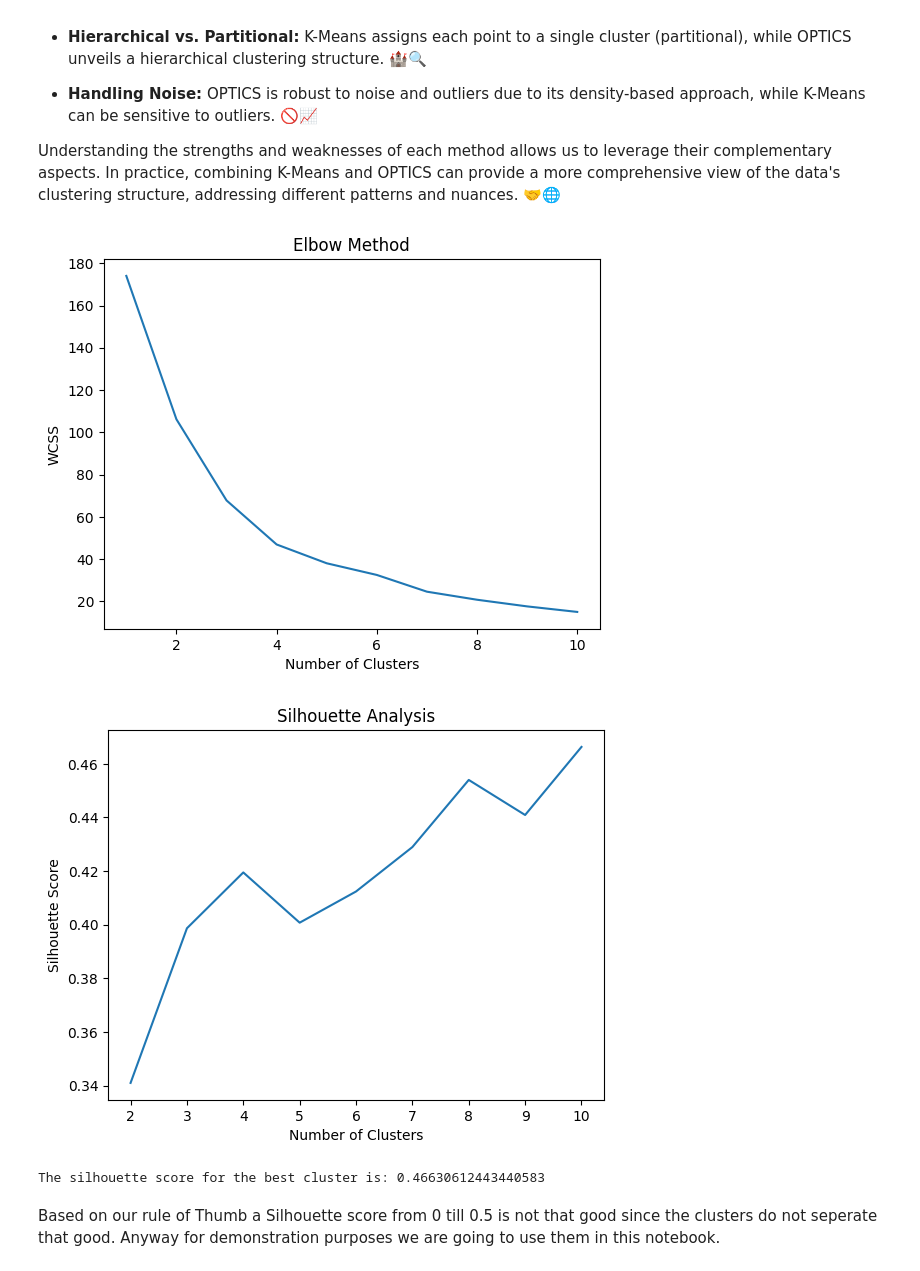
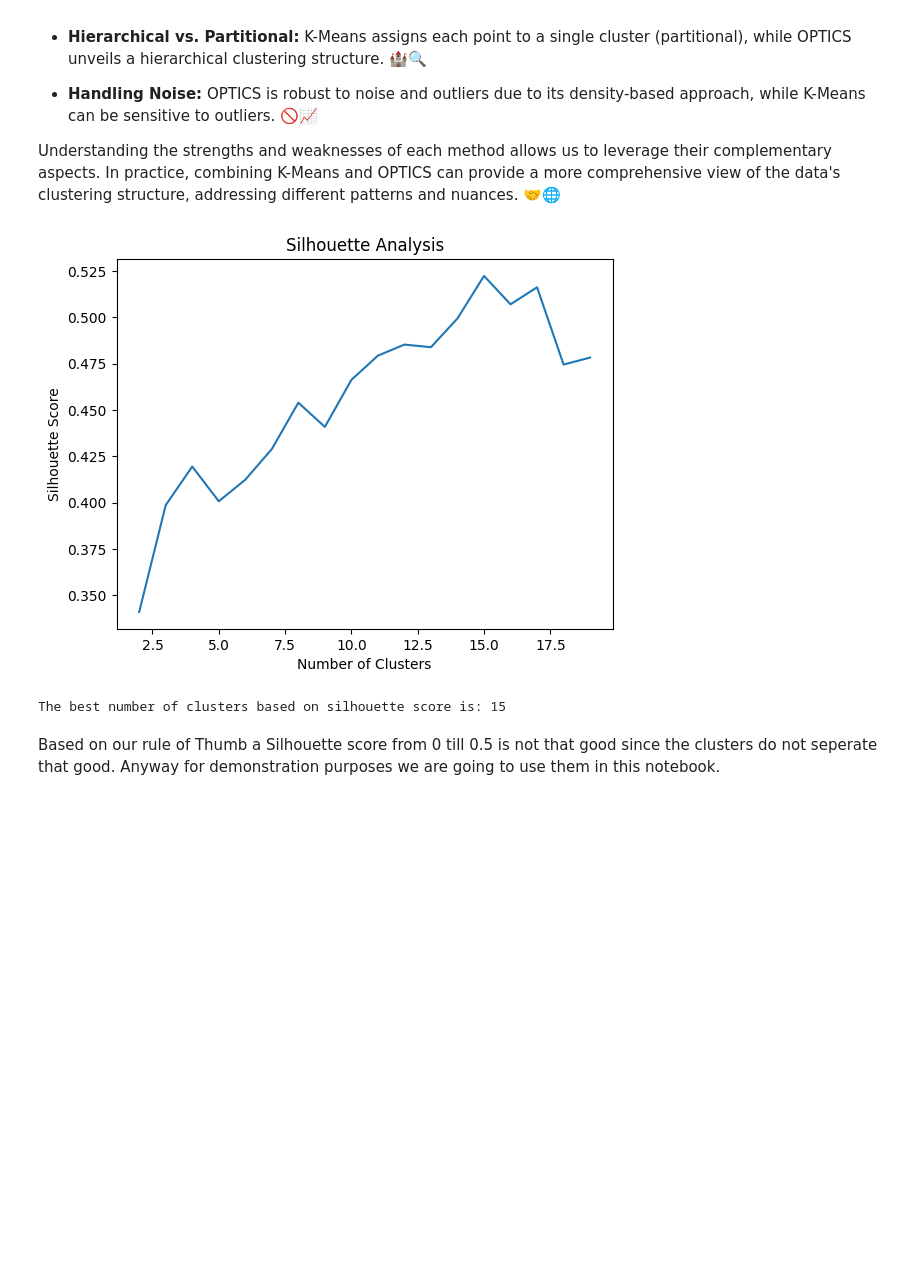
Before and after one commit to MartinDieCooleSocke420/sem1_math_and_stats, a Jupyter notebook: exam/experiments.ipynb, the cells around one changed output. Drawn from its saved outputs; the diff is of its cells as text; code cells hidden in the pictures; blank space fills up the shorter version.

```diff
--- a/exam/experiments.ipynb
+++ b/exam/experiments.ipynb
@@ -329,53 +330,41 @@ Understanding the strengths and weaknesses of each method allows us to leverage
 # %%
 from sklearn.cluster import KMeans
 from sklearn.metrics import silhouette_score
 from sklearn.decomposition import PCA
+import matplotlib.pyplot as plt
 
 # Select the columns of interest
 selected_columns = data[["lat", "lon"]]
 
 # Standardize the data
+scaler = StandardScaler()
 selected_columns_scaled = scaler.fit_transform(selected_columns)
 
 # Perform PCA for dimensionality reduction
 pca = PCA(n_components=2)
 selected_columns_pca = pca.fit_transform(selected_columns_scaled)
 
-# Perform elbow method to find the optimal number of clusters
-wcss = []
-for i in range(1, 11):
-    kmeans = KMeans(n_clusters=i, init='k-means++', max_iter=300, n_init=10, random_state=0)
-    kmeans.fit(selected_columns_pca)
-    wcss.append(kmeans.inertia_)
-
-# Plot the elbow method
-plt.plot(range(1, 11), wcss)
-plt.title('Elbow Method')
-plt.xlabel('Number of Clusters')
-plt.ylabel('WCSS')
-plt.show()
-
-# Perform silhouette analysis
+# Perform silhouette analysis to find the optimal number of clusters
 silhouette_scores = []
-for i in range(2, 11):
+for i in range(2, 20):
     kmeans = KMeans(n_clusters=i, init='k-means++', max_iter=300, n_init=10, random_state=0)
     kmeans.fit(selected_columns_pca)
     labels = kmeans.labels_
     silhouette_scores.append(silhouette_score(selected_columns_pca, labels))
 
 # Plot silhouette scores
-plt.plot(range(2, 11), silhouette_scores)
+plt.plot(range(2, 20), silhouette_scores)
 plt.title('Silhouette Analysis')
 plt.xlabel('Number of Clusters')
 plt.ylabel('Silhouette Score')
 plt.show()
 
-# returning the silhouette score for the best cluster
-print("The silhouette score for the best cluster is: " + str(max(silhouette_scores)))
+# Find the best number of clusters with the highest silhouette score
+best_cluster = silhouette_scores.index(max(silhouette_scores)) + 2  # Adding 2 to start from index 2
+print("The best number of clusters based on silhouette score is:", best_cluster)
 # %% [output]
-[figure, old version]
+[figure, new version]
-[figure, removed]
-The silhouette score for the best cluster is: 0.46630612443440583
+The best number of clusters based on silhouette score is: 15
 # %% [markdown]
 Based on our rule of Thumb a Silhouette score from 0 till 0.5 is not that good since the clusters do not seperate that good.
 Anyway for demonstration purposes we are going to use them in this notebook.
```
Also changed, not shown: parts of 40 cells of this notebook.
